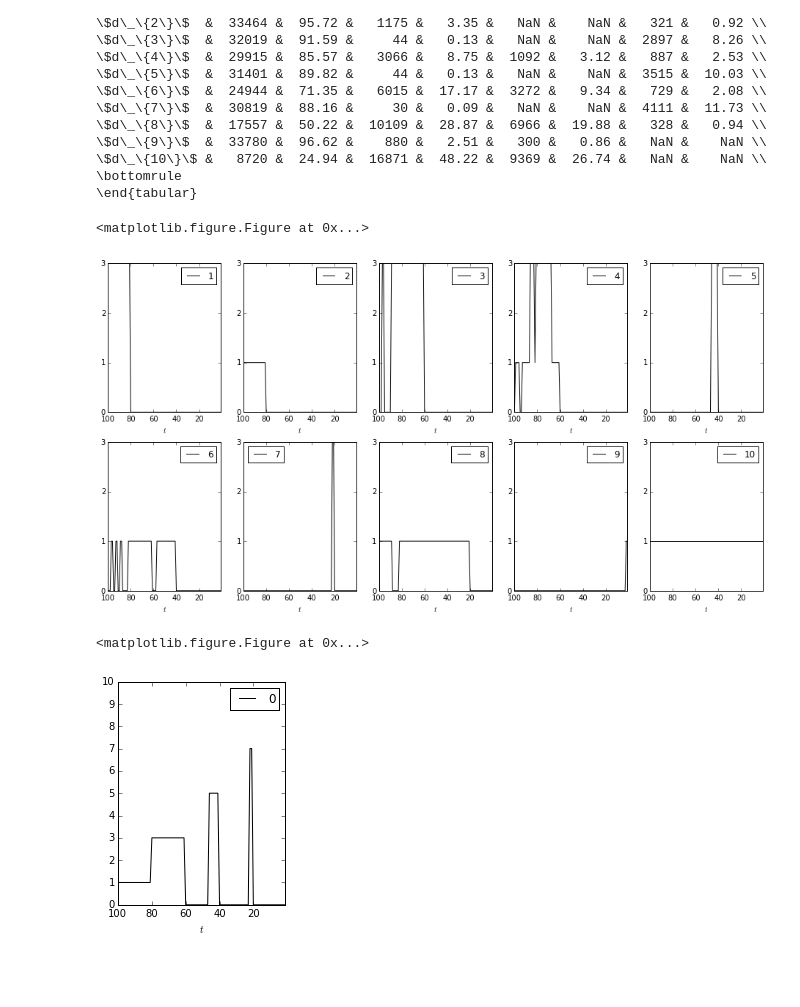
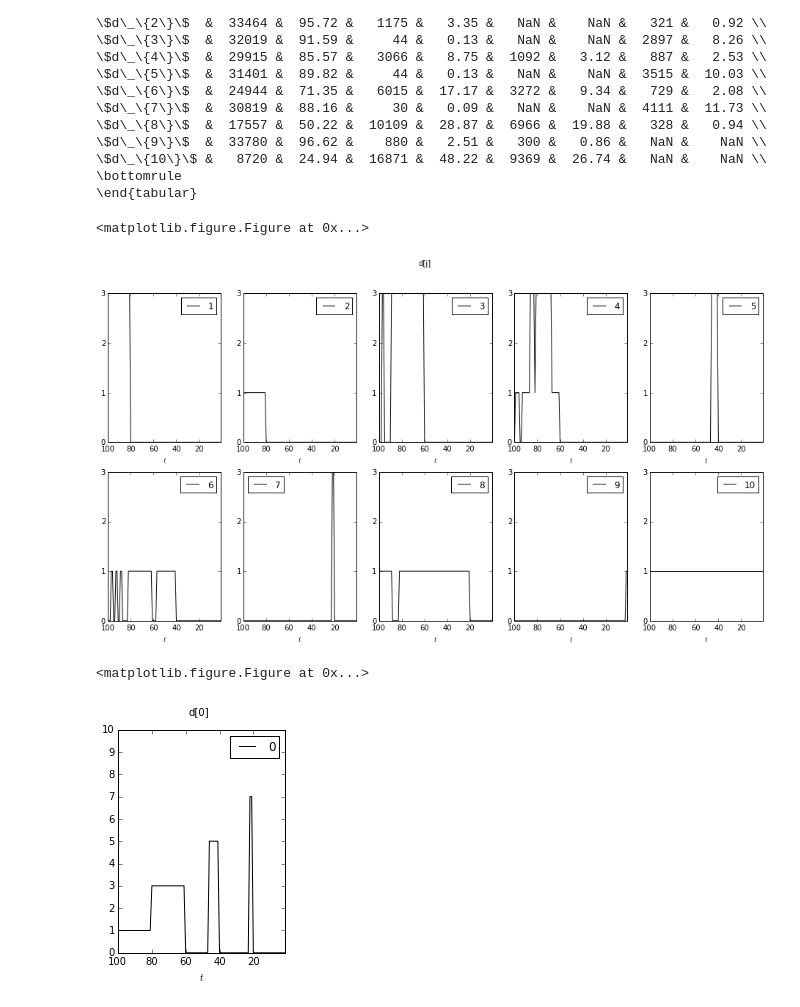
Before and after one commit to rb4k/DP-RM-with-storage, a Jupyter notebook: cluster/DP_L_Ab/Auswertung.ipynb, the cells around one changed output. Saved outputs shown, nothing was run; the diff lists cells and outputs as text; code cells hidden in the pictures; blank space fills up the shorter version.

```diff
--- a/cluster/DP_L_Ab/Auswertung.ipynb
+++ b/cluster/DP_L_Ab/Auswertung.ipynb
@@ -78,28 +78,28 @@ print df_Series.to_latex()
 # %%
 df_Series3 = df[(df['$c^{1}$'] == 1) & (df['$c^{2}$'] == 1) & (df['$c^{3}$'] == 1) & (df['$c^{4}$'] == 1)
                & (df['$c^{5}$'] == 1)]
 
 df3 = pd.DataFrame(index=df_Series3['$t$'])
 g = 1
 for i in df.dtypes[13:].index:
     df3[g] = np.array(df_Series3[i])
     g = g+1
 del g
 
 plt.figure()
 # Y-Achse ist abhängig von der Anzahl der möglichen Entscheidungen
-df3.plot(subplots=True, layout=(2, 5), figsize=(16, 8), sharex=False, yticks=np.arange(0, 4, 1.0))
+df3.plot(subplots=True, layout=(2, 5), figsize=(16, 8), sharex=False, yticks=np.arange(0, 4, 1.0), title='d[j]')
 plt.savefig('OP-J.png')
 # %% [output]
 <matplotlib.figure.Figure at 0x...>
-[figure, old version]
+[figure, new version]
 # %%
 df4 = pd.DataFrame(index=df_Series3['$t$'])
 df4[0] = np.array(df_Series3['$d_{0}$'])
 
 plt.figure()
 # Y-Achse ist abhängig von der Anzahl der Produkte
-df4.plot(subplots=True, layout=(1, 1), figsize=(3, 4), sharex=False, yticks=np.arange(0, 11, 1.0))
+df4.plot(subplots=True, layout=(1, 1), figsize=(3, 4), sharex=False, yticks=np.arange(0, 11, 1.0), title='d[0]')
 plt.savefig('OP-0.png')
 
 df3[0] = np.array(df_Series3['$d_{0}$'])
@@ -110,4 +110,4 @@ df3_Series = df3.reindex_axis([0, 1, 2, 3, 4, 5,
 #print df3_Series.to_latex()
 # %% [output]
 <matplotlib.figure.Figure at 0x...>
-[figure, old version]
+[figure, new version]
```
Also changed, not shown: 19 other files.
